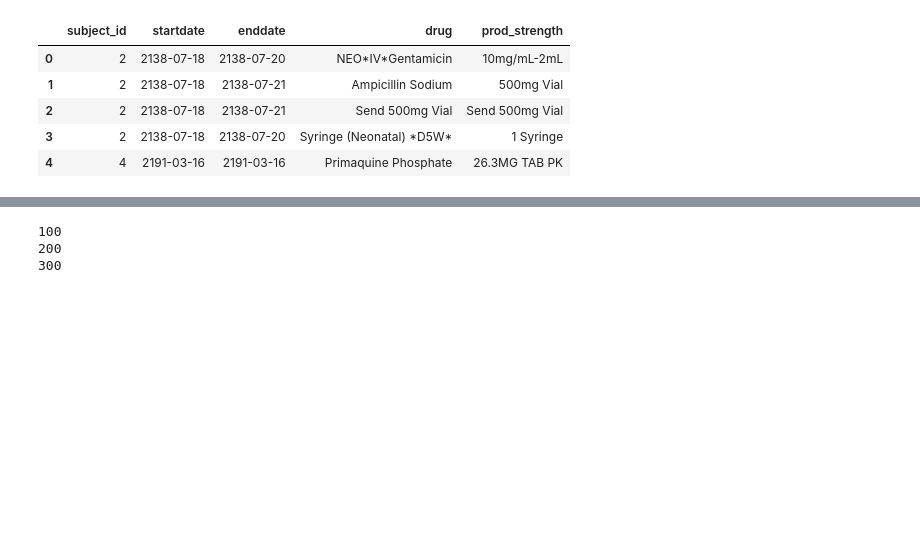
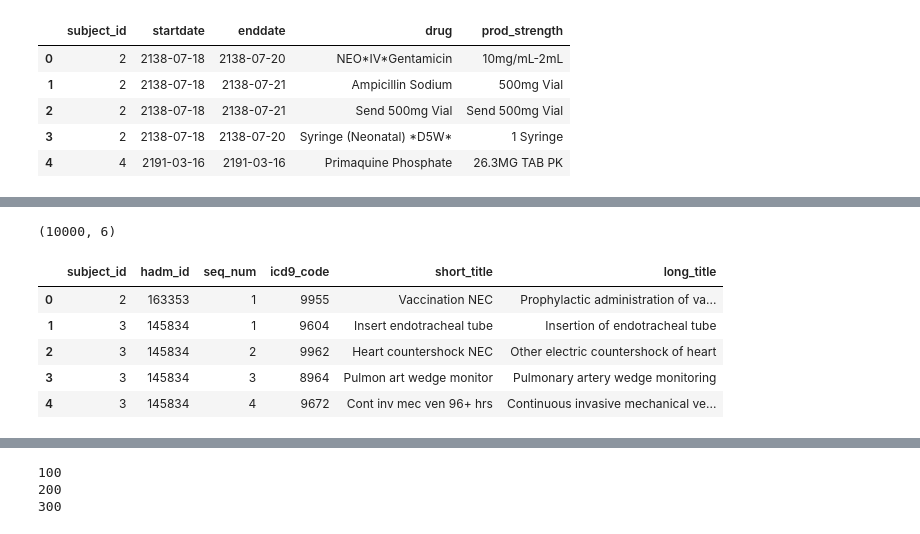
Before and after one commit to amin-nejad/mimic-text-generation, a Jupyter notebook: preprocess_discharge_summaries.ipynb, the cells around one changed output, grey strips where cells are left out. Cells and saved outputs as stored; diff of their text form; code cells hidden in the pictures; blank space fills up the shorter version.

```diff
--- a/preprocess_discharge_summaries.ipynb
+++ b/preprocess_discharge_summaries.ipynb
@@ -402,0 +450,22 @@ df_prescriptions.head()
+# %%
+# procedures data
+
+df_procedures = pd.read_sql_query('''
+  SELECT p.subject_id, p.hadm_id, p.seq_num, p.icd9_code, icd.short_title, icd.long_title
+  FROM procedures_icd p
+  INNER JOIN d_icd_procedures icd
+  USING (icd9_code)
+  ORDER BY p.subject_id, p.seq_num
+  LIMIT 10000;
+''', cnx)
+
+print(df_procedures.shape)
+df_procedures.head()
+# %% [output]
+(10000, 6)
+|  | subject_id | hadm_id | seq_num | icd9_code | short_title | long_title |
+| 0 | 2 | 163353 | 1 | 9955 | Vaccination NEC | Prophylactic administration of va... |
+| 1 | 3 | 145834 | 1 | 9604 | Insert endotracheal tube | Insertion of endotracheal tube |
+| 2 | 3 | 145834 | 2 | 9962 | Heart countershock NEC | Other electric countershock of heart |
+| 3 | 3 | 145834 | 3 | 8964 | Pulmon art wedge monitor | Pulmonary artery wedge monitoring |
+| 4 | 3 | 145834 | 4 | 9672 | Cont inv mec ven 96+ hrs | Continuous invasive mechanical ve... |
```
Also changed, not shown: parts of 3 cells of this notebook, 1 other file.
